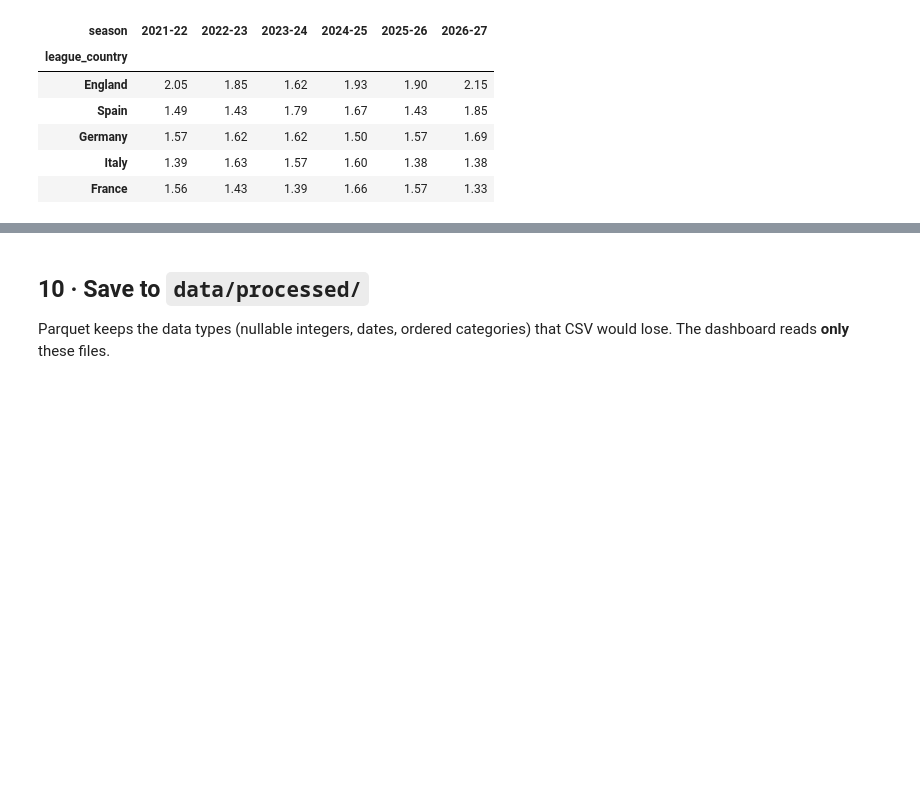
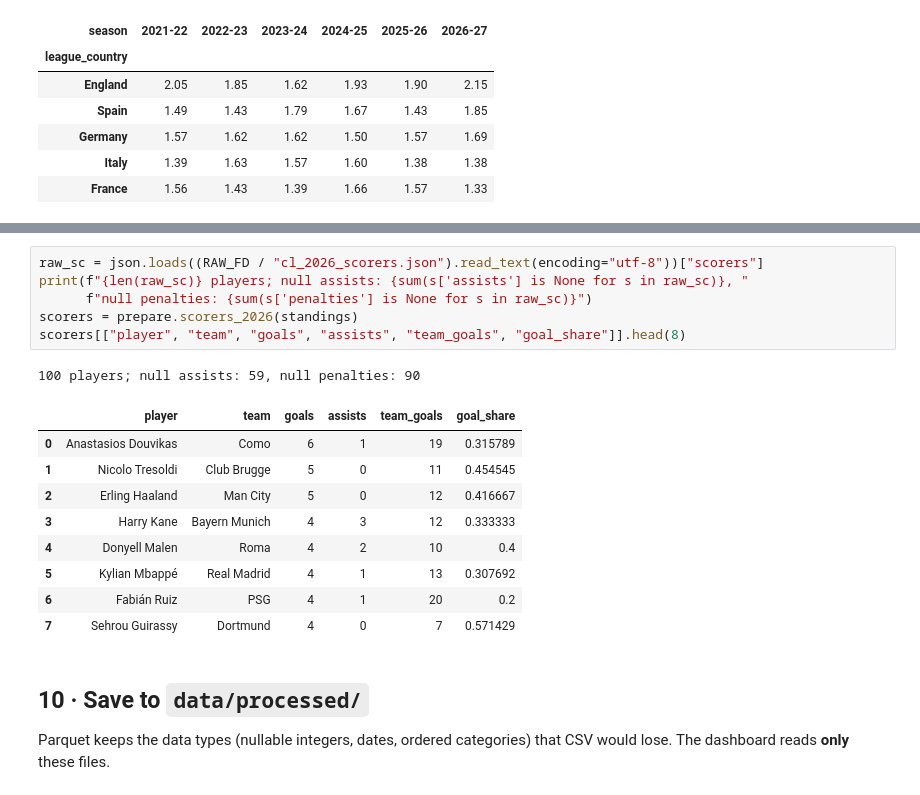
Before and after one commit to Ridzzz0Alam/data-visualization-final-project, a Jupyter notebook: notebooks/01_data_preparation.ipynb, the cells around one changed output, grey strips where cells are left out. Cells and saved outputs as stored; diff of their text form; blank space fills up the shorter version.

```diff
--- a/notebooks/01_data_preparation.ipynb
+++ b/notebooks/01_data_preparation.ipynb
@@ -389,3 +399,20 @@ countries.pivot_table(index="league_country", columns="season", values="points_p
+# %%
+raw_sc = json.loads((RAW_FD / "cl_2026_scorers.json").read_text(encoding="utf-8"))["scorers"]
+print(f"{len(raw_sc)} players; null assists: {sum(s['assists'] is None for s in raw_sc)}, "
+      f"null penalties: {sum(s['penalties'] is None for s in raw_sc)}")
+scorers = prepare.scorers_2026(standings)
+scorers[["player", "team", "goals", "assists", "team_goals", "goal_share"]].head(8)
+# %% [output]
+100 players; null assists: 59, null penalties: 90
+|  | player | team | goals | assists | team_goals | goal_share |
+| 0 | Anastasios Douvikas | Como | 6 | 1 | 19 | 0.315789 |
+| 1 | Nicolo Tresoldi | Club Brugge | 5 | 0 | 11 | 0.454545 |
+| 2 | Erling Haaland | Man City | 5 | 0 | 12 | 0.416667 |
+| 3 | Harry Kane | Bayern Munich | 4 | 3 | 12 | 0.333333 |
+| 4 | Donyell Malen | Roma | 4 | 2 | 10 | 0.4 |
+| 5 | Kylian Mbappé | Real Madrid | 4 | 1 | 13 | 0.307692 |
+| 6 | Fabián Ruiz | PSG | 4 | 1 | 20 | 0.2 |
+| 7 | Sehrou Guirassy | Dortmund | 4 | 0 | 7 | 0.571429 |
 # %% [markdown]
 ## 10 · Save to `data/processed/`
 
```
Also changed, not shown: parts of 3 cells of this notebook, 10 other files.
